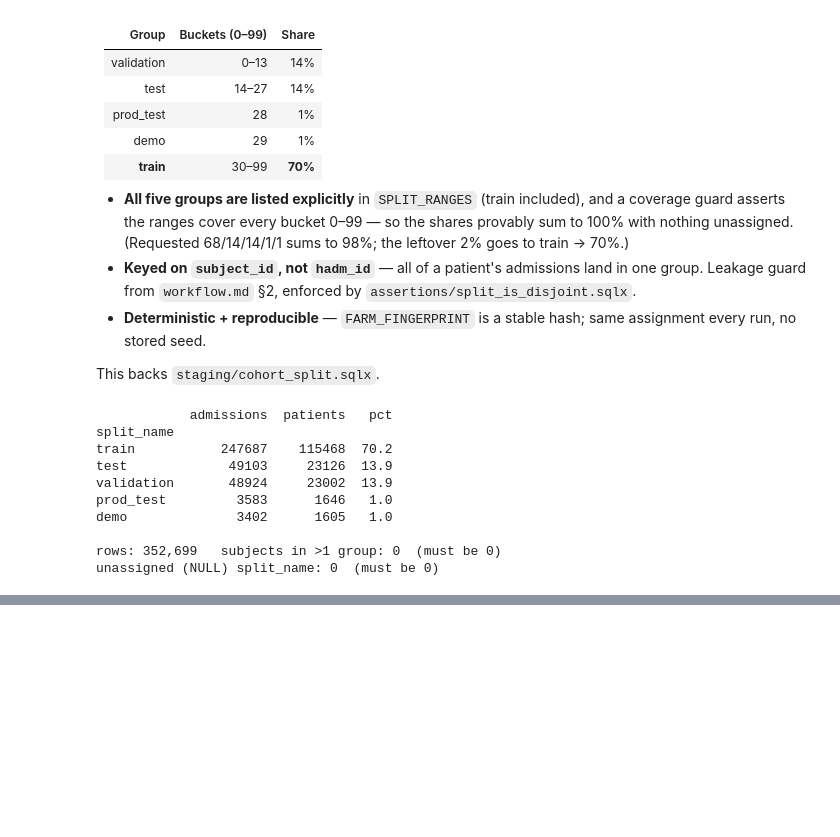
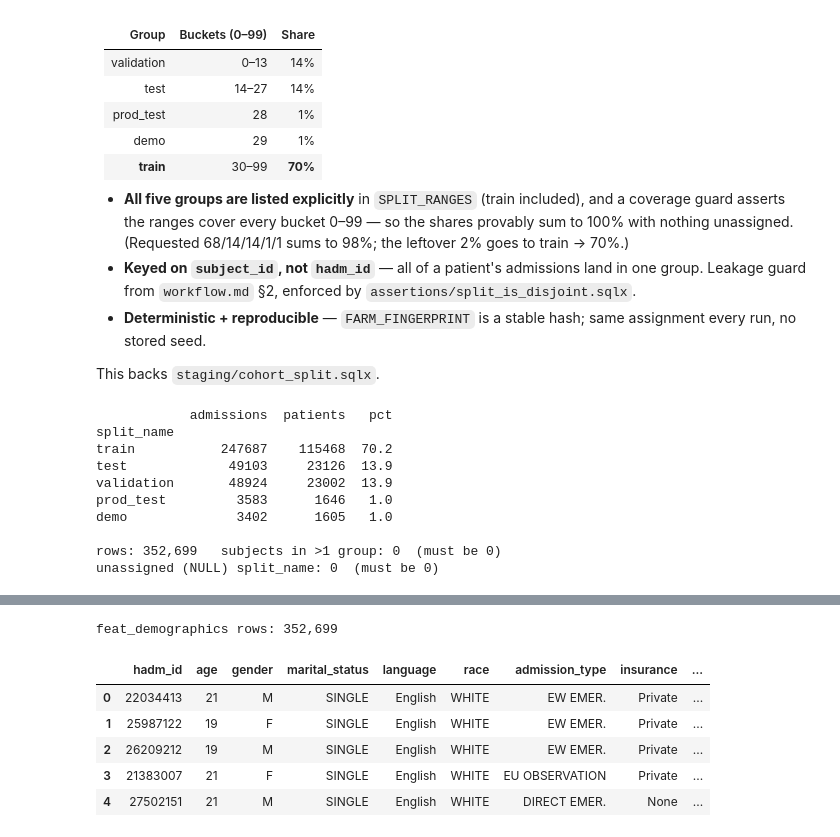
Before and after one commit to DanHerman212/enterprise_clinical_copilot, a Jupyter notebook: projects/mlops/notebooks/data_representation.ipynb, the cells around one changed output, grey strips where cells are left out. Saved outputs shown, nothing was run; the diff lists cells and outputs as text; code cells hidden in the pictures; blank space fills up the shorter version.

```diff
--- a/projects/mlops/notebooks/data_representation.ipynb
+++ b/projects/mlops/notebooks/data_representation.ipynb
@@ -351,0 +481,44 @@ unassigned (NULL) split_name: 0  (must be 0)
+# %%
+# Step 2 — Aggregate. Build the demographics feature row (one per hadm_id).
+# Reuse BASE_CTE + spine gates, join patients/admissions, derive age, pass the
+# categoricals through raw. In Dataform this reads FROM ${ref("cohort_split")}.
+feat_demographics_sql = BASE_CTE + f""",
+spine AS (
+  SELECT subject_id, hadm_id, admittime
+  FROM flagged
+  WHERE anchor_age >= 18
+    AND hospital_expire_flag = 0 AND deathtime IS NULL
+    AND los_hours >= 24
+    AND admission_type NOT IN ({_planned_list})
+    AND NOT is_continuation
+)
+SELECT
+  s.hadm_id,
+  -- age at admission from MIMIC's anchor scheme, capped at 90 (89+ are shifted)
+  LEAST(
+    p.anchor_age + (EXTRACT(YEAR FROM s.admittime) - p.anchor_year),
+    90
+  ) AS age,
+  p.gender,
+  a.marital_status,
+  a.language,
+  a.race,
+  a.admission_type,
+  a.insurance,
+  a.discharge_location
+FROM spine AS s
+JOIN `{MIMIC_HOSP}.patients`   AS p USING (subject_id)
+JOIN `{MIMIC_HOSP}.admissions` AS a USING (hadm_id)
+"""
+
+feat_demographics = run_sql(feat_demographics_sql)
+print(f"feat_demographics rows: {len(feat_demographics):,}")
+feat_demographics.head()
+# %% [output]
+feat_demographics rows: 352,699
+|  | hadm_id | age | gender | marital_status | language | race | admission_type | insurance | ... |
+| 0 | 22034413 | 21 | M | SINGLE | English | WHITE | EW EMER. | Private | ... |
+| 1 | 25987122 | 19 | F | SINGLE | English | WHITE | EW EMER. | Private | ... |
+| 2 | 26209212 | 19 | M | SINGLE | English | WHITE | EW EMER. | Private | ... |
+| 3 | 21383007 | 21 | F | SINGLE | English | WHITE | EU OBSERVATION | Private | ... |
+| 4 | 27502151 | 21 | M | SINGLE | English | WHITE | DIRECT EMER. | None | ... |
```
Also changed, not shown: parts of 21 cells of this notebook, 9 other files.
